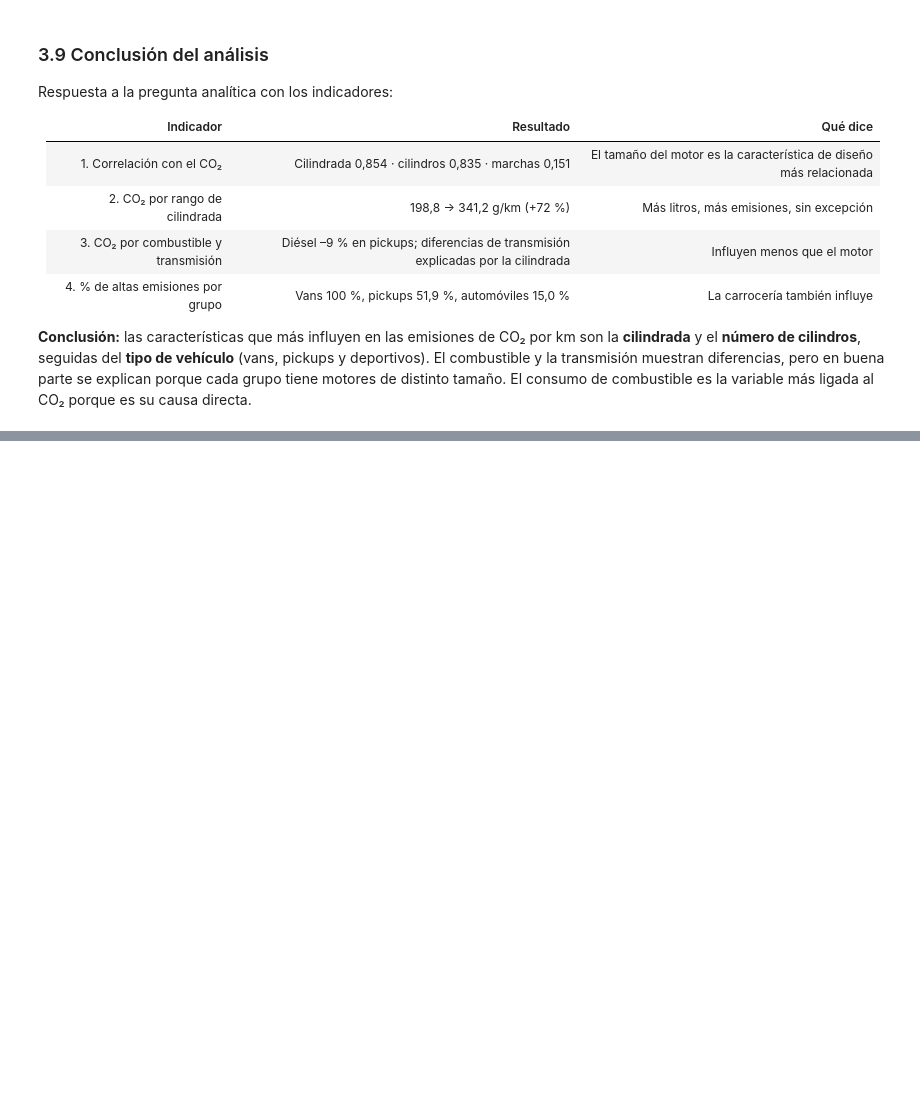
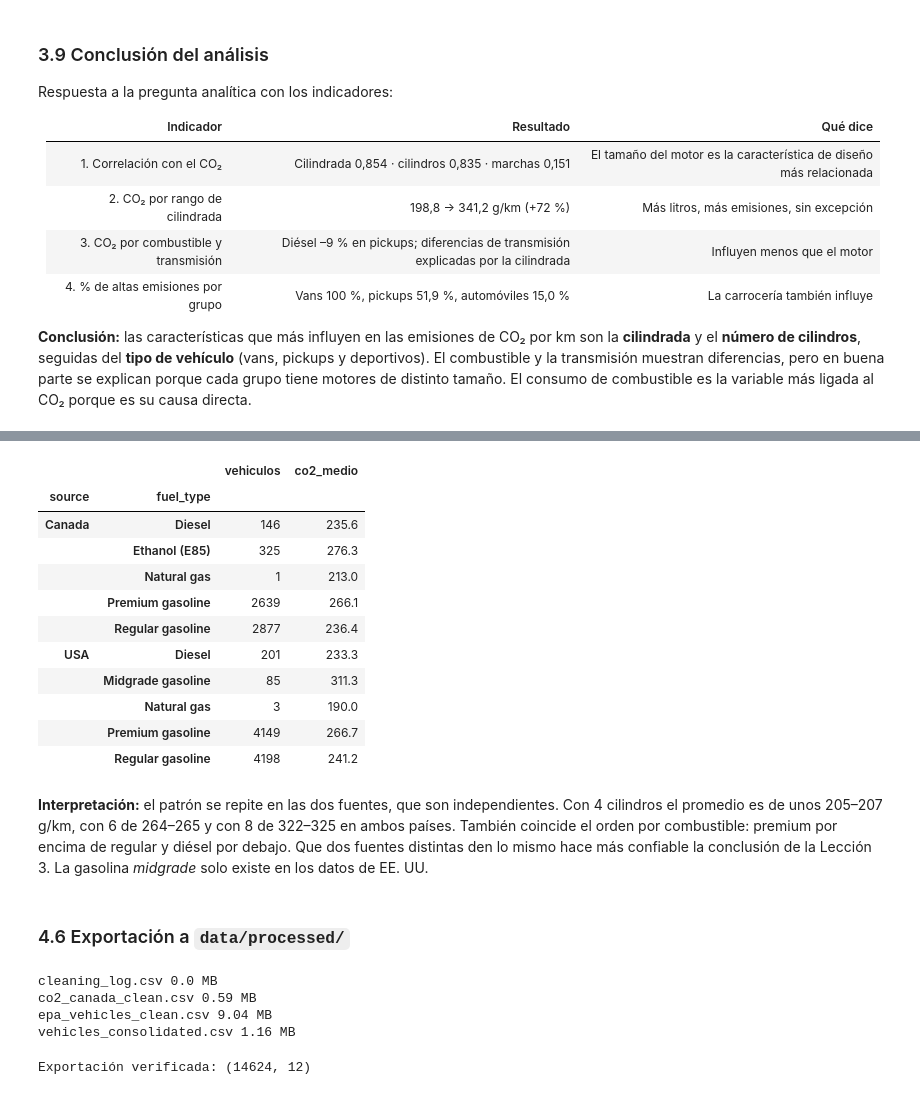
Before and after one commit to Sehuto96/emisiones-vehiculos-diagnostico, a Jupyter notebook: notebooks/data_preparation.ipynb, the cells around one changed output, grey strips where cells are left out. Cells and saved outputs as stored; diff of their text form; code cells hidden in the pictures; blank space fills up the shorter version.

Commit message:
feat: prepare and validate processed datasets

```diff
--- a/notebooks/data_preparation.ipynb
+++ b/notebooks/data_preparation.ipynb
@@ -757,0 +808,16 @@ Respuesta a la pregunta analítica con los indicadores:
+# %%
+COMMON_COLUMNS = ['source', 'year', 'make', 'model', 'vehicle_group', 'engine_size_l', 'cylinders',
+                  'transmission_type', 'gears', 'fuel_type', 'fuel_comb_l100km', 'co2_g_km']
+
+canada_std = (co2_fuel
+    .assign(source='Canada', year=pd.NA)
+    [COMMON_COLUMNS])
+
+usa_std = (epa_clean
+    .query('2014 <= year <= 2020')
+    .loc[lambda t: ~t['technology'].isin(NO_ENGINE + ['Plug-in Hybrid'])]
+    .assign(source='USA')
+    [COMMON_COLUMNS])
+
+print('Canadá:', canada_std.shape, '| EE. UU.:', usa_std.shape)
+print('Mismas columnas:', list(canada_std.columns) == list(usa_std.columns))
@@ -757,0 +829,15 @@ Respuesta a la pregunta analítica con los indicadores:
+# %%
+vehicles = pd.concat([canada_std, usa_std], ignore_index=True)
+
+# Tipos finales homogéneos
+vehicles = vehicles.astype({
+    'source': 'category', 'year': 'Int16', 'make': 'category', 'model': 'str',
+    'vehicle_group': 'category', 'engine_size_l': 'float32', 'cylinders': 'Int8',
+    'transmission_type': 'category', 'gears': 'Int8', 'fuel_type': 'category',
+    'fuel_comb_l100km': 'float32', 'co2_g_km': 'float64',
+})
+
+assert len(vehicles) == len(canada_std) + len(usa_std), 'concat cambió el número de filas'
+assert list(vehicles.columns) == COMMON_COLUMNS, 'aparecieron columnas extra'
+print(vehicles.shape)
+vehicles['source'].value_counts()
@@ -757,0 +899,42 @@ Respuesta a la pregunta analítica con los indicadores:
+# %%
+(vehicles
+    .groupby(['source', 'fuel_type'], observed=True)
+    .agg(vehiculos=('co2_g_km', 'size'), co2_medio=('co2_g_km', 'mean'))
+    .round(1))
+# %% [output]
+|  |  | vehiculos | co2_medio |
+| source | fuel_type |  |  |
+| Canada | Diesel | 146 | 235.6 |
+|  | Ethanol (E85) | 325 | 276.3 |
+|  | Natural gas | 1 | 213.0 |
+|  | Premium gasoline | 2639 | 266.1 |
+|  | Regular gasoline | 2877 | 236.4 |
+| USA | Diesel | 201 | 233.3 |
+|  | Midgrade gasoline | 85 | 311.3 |
+|  | Natural gas | 3 | 190.0 |
+|  | Premium gasoline | 4149 | 266.7 |
+|  | Regular gasoline | 4198 | 241.2 |
+# %% [markdown]
+**Interpretación:** el patrón se repite en las dos fuentes, que son independientes. Con 4 cilindros el promedio es de unos 205–207 g/km, con 6 de 264–265 y con 8 de 322–325 en ambos países. También coincide el orden por combustible: premium por encima de regular y diésel por debajo. Que dos fuentes distintas den lo mismo hace más confiable la conclusión de la Lección 3. La gasolina *midgrade* solo existe en los datos de EE. UU.
+# %% [markdown]
+### 4.6 Exportación a `data/processed/`
+# %%
+co2_fuel.to_csv(PROCESSED / 'co2_canada_clean.csv', index=False)
+epa_clean.to_csv(PROCESSED / 'epa_vehicles_clean.csv', index=False)
+vehicles.to_csv(PROCESSED / 'vehicles_consolidated.csv', index=False)
+change_report.to_csv(PROCESSED / 'cleaning_log.csv', index=False)
+
+for f in sorted(PROCESSED.glob('*.csv')):
+    print(f.name, round(f.stat().st_size / 1e6, 2), 'MB')
+# %% [output]
+cleaning_log.csv 0.0 MB
+co2_canada_clean.csv 0.59 MB
+epa_vehicles_clean.csv 9.04 MB
+vehicles_consolidated.csv 1.16 MB
+# %%
+# Comprobación: el archivo exportado se puede volver a leer con el mismo tamaño
+check = pd.read_csv(PROCESSED / 'vehicles_consolidated.csv')
+assert check.shape == vehicles.shape
+print('Exportación verificada:', check.shape)
+# %% [output]
+Exportación verificada: (14624, 12)
```
Also changed, not shown: parts of 16 cells of this notebook, 4 other files.
